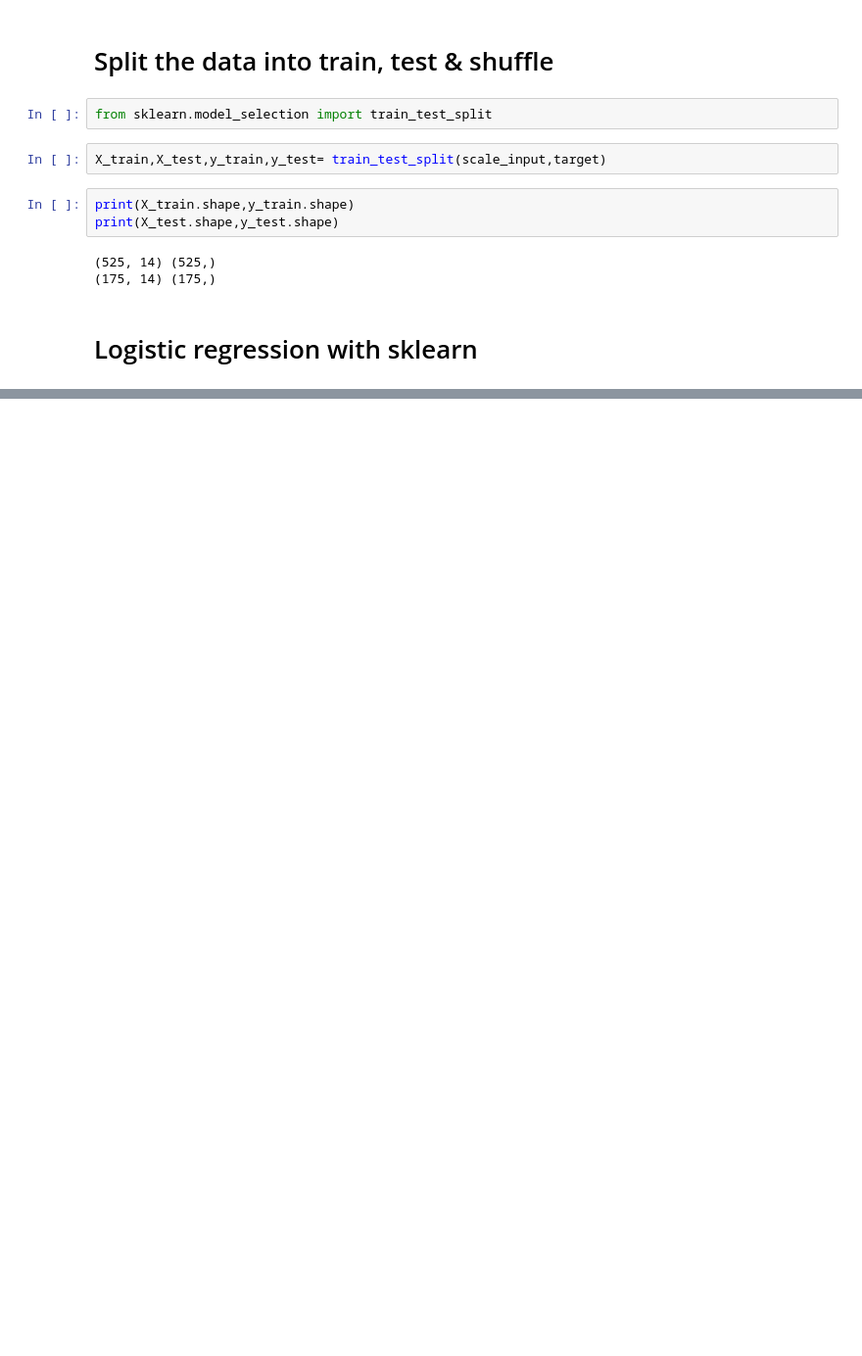
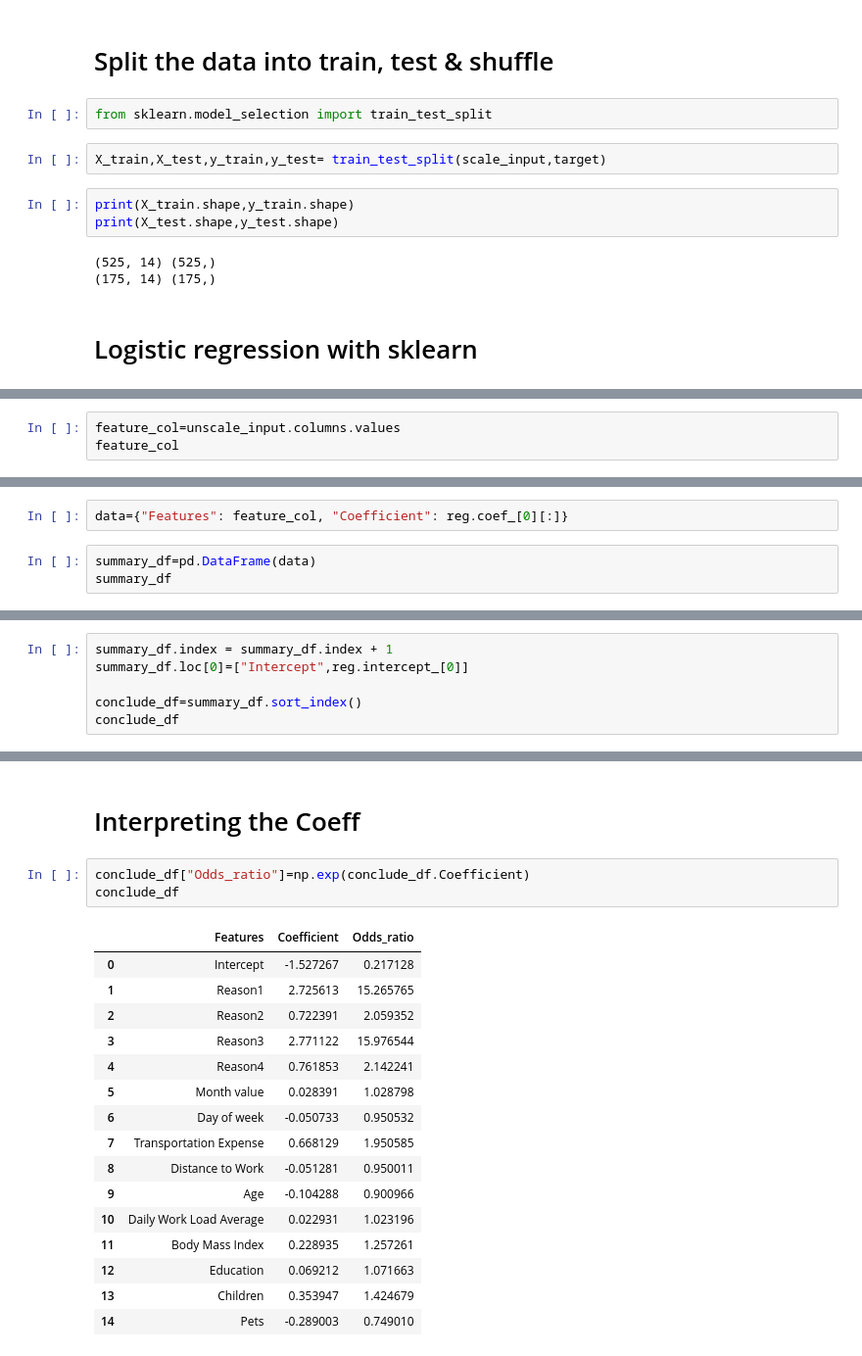
Before and after one commit to PINNYTU/Python-Projects, a Jupyter notebook: ML_coding.ipynb, the cells around one changed output, grey strips where cells are left out. Shown: that part at 98% size. Drawn from its saved outputs; the diff is of its cells as text; blank space fills up the shorter version.

```diff
--- a/ML_coding.ipynb
+++ b/ML_coding.ipynb
@@ -181,0 +303,3 @@ print(X_test.shape,y_test.shape)
+# %%
+feature_col=unscale_input.columns.values
+feature_col
@@ -181,0 +317,5 @@ print(X_test.shape,y_test.shape)
+# %%
+data={"Features": feature_col, "Coefficient": reg.coef_[0][:]}
+# %%
+summary_df=pd.DataFrame(data)
+summary_df
@@ -181,0 +357,6 @@ print(X_test.shape,y_test.shape)
+# %%
+summary_df.index = summary_df.index + 1
+summary_df.loc[0]=["Intercept",reg.intercept_[0]]
+
+conclude_df=summary_df.sort_index()
+conclude_df
@@ -181,0 +380,22 @@ print(X_test.shape,y_test.shape)
+# %% [markdown]
+# Interpreting the Coeff
+# %%
+conclude_df["Odds_ratio"]=np.exp(conclude_df.Coefficient)
+conclude_df
+# %% [output]
+|  | Features | Coefficient | Odds_ratio |
+| 0 | Intercept | -1.527267 | 0.217128 |
+| 1 | Reason1 | 2.725613 | 15.265765 |
+| 2 | Reason2 | 0.722391 | 2.059352 |
+| 3 | Reason3 | 2.771122 | 15.976544 |
+| 4 | Reason4 | 0.761853 | 2.142241 |
+| 5 | Month value | 0.028391 | 1.028798 |
+| 6 | Day of week | -0.050733 | 0.950532 |
+| 7 | Transportation Expense | 0.668129 | 1.950585 |
+| 8 | Distance to Work | -0.051281 | 0.950011 |
+| 9 | Age | -0.104288 | 0.900966 |
+| 10 | Daily Work Load Average | 0.022931 | 1.023196 |
+| 11 | Body Mass Index | 0.228935 | 1.257261 |
+| 12 | Education | 0.069212 | 1.071663 |
+| 13 | Children | 0.353947 | 1.424679 |
+| 14 | Pets | -0.289003 | 0.749010 |
```
Also changed, not shown: parts of 49 cells of this notebook, 1 other file.
